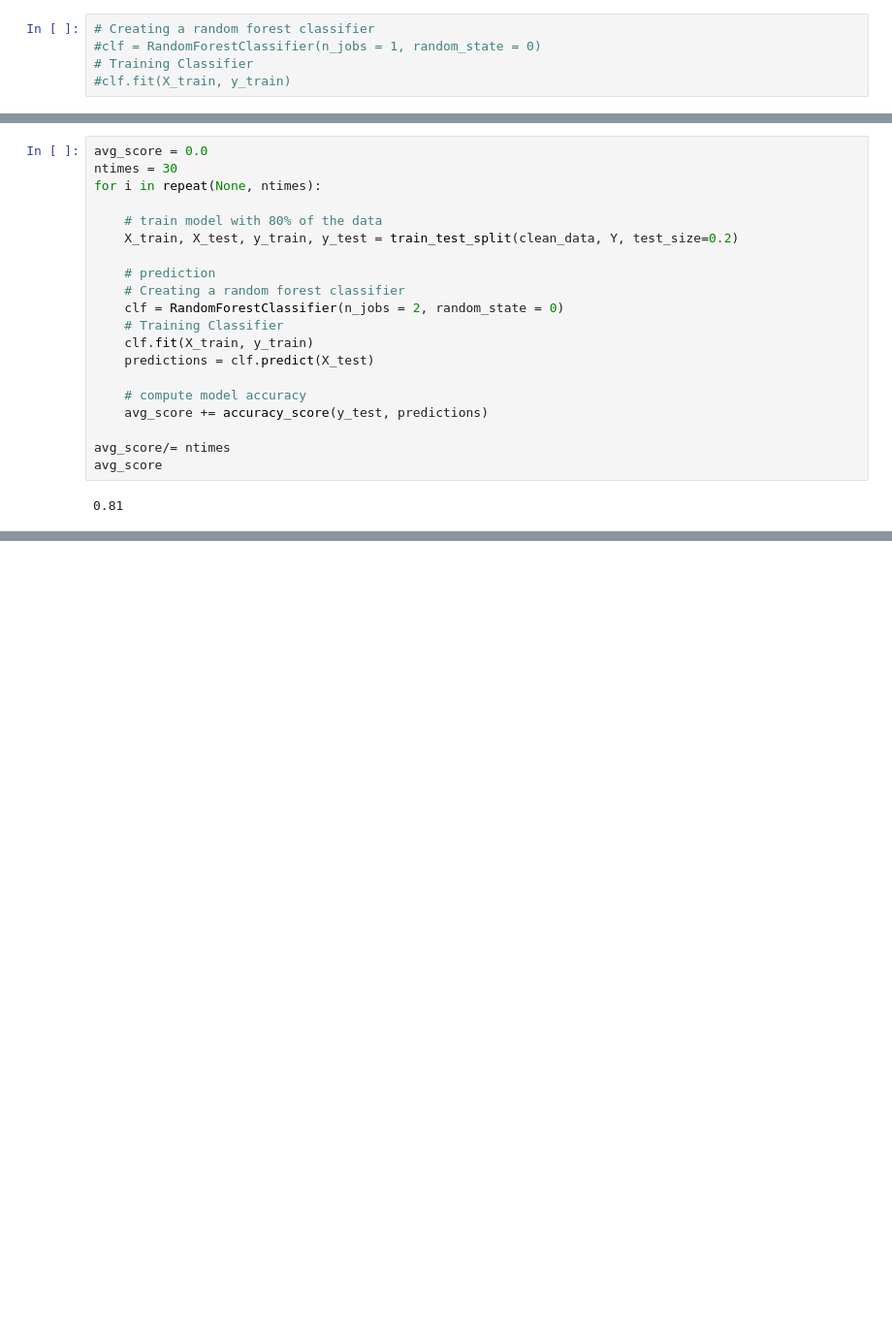
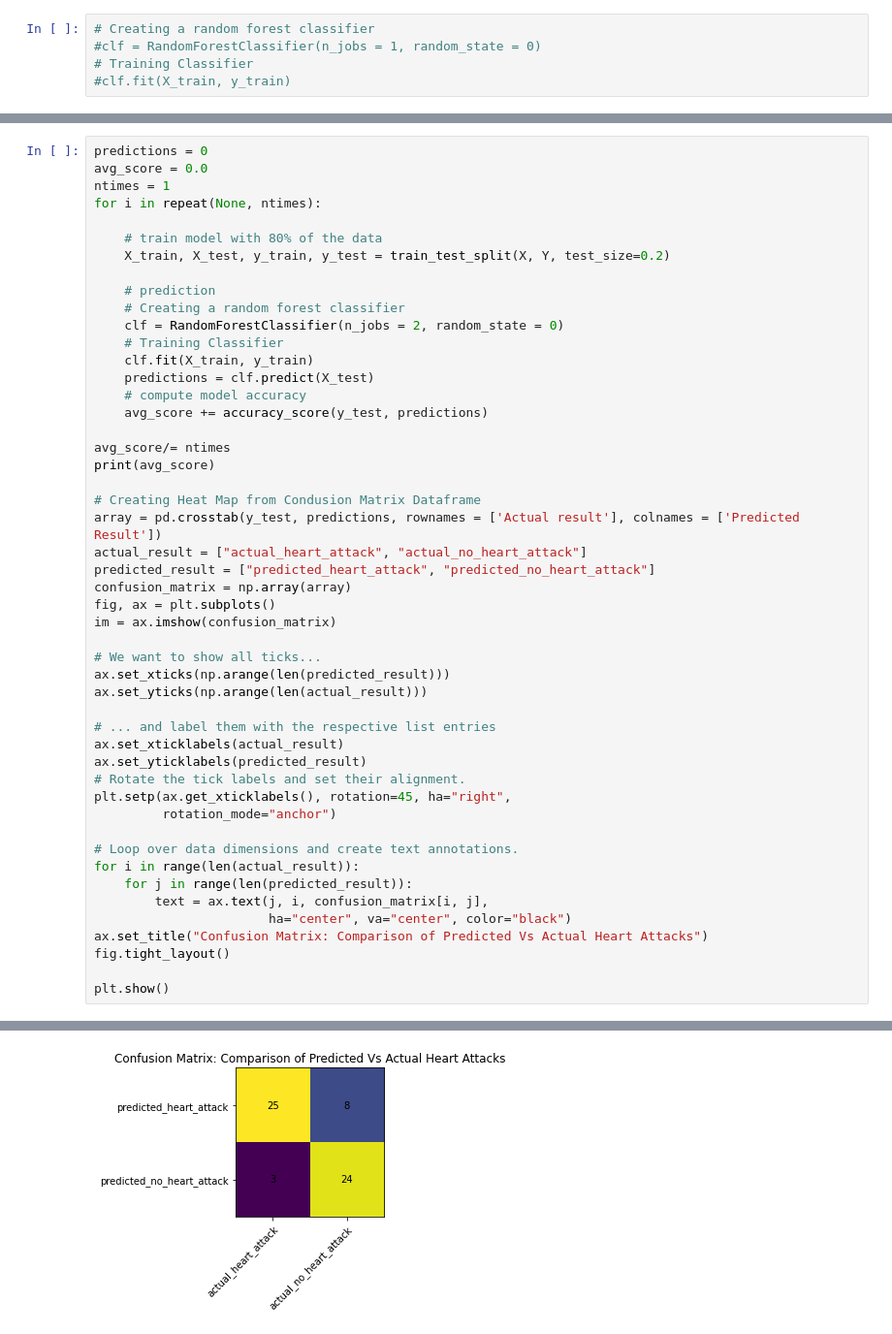
Before and after one commit to plmkonist/AI4all, a Jupyter notebook: Data prep.ipynb, the cells around one changed output, grey strips where cells are left out. Shown: that part at 97% size. Drawn from its saved outputs; the diff is of its cells as text; blank space fills up the shorter version.

```diff
--- a/Data prep.ipynb
+++ b/Data prep.ipynb
@@ -90,22 +97,50 @@ clean_data = clean_data.drop(columns = ['output'])
-# %%
-avg_score = 0.0
-ntimes = 30
-for i in repeat(None, ntimes):
-
-    # train model with 80% of the data
-    X_train, X_test, y_train, y_test = train_test_split(clean_data, Y, test_size=0.2)
-
-    # prediction
-    # Creating a random forest classifier
-    clf = RandomForestClassifier(n_jobs = 2, random_state = 0)
-    # Training Classifier
-    clf.fit(X_train, y_train)
-    predictions = clf.predict(X_test)
-
-    # compute model accuracy
-    avg_score += accuracy_score(y_test, predictions)
-
-avg_score/= ntimes
-avg_score
-# %% [output]
-0.81
+# %%
+predictions = 0
+avg_score = 0.0
+ntimes = 1
+for i in repeat(None, ntimes):
+
+    # train model with 80% of the data
+    X_train, X_test, y_train, y_test = train_test_split(X, Y, test_size=0.2)
+
+    # prediction
+    # Creating a random forest classifier
+    clf = RandomForestClassifier(n_jobs = 2, random_state = 0)
+    # Training Classifier
+    clf.fit(X_train, y_train)
+    predictions = clf.predict(X_test)
+    # compute model accuracy
+    avg_score += accuracy_score(y_test, predictions)
+
+avg_score/= ntimes
+print(avg_score)
+
+# Creating Heat Map from Condusion Matrix Dataframe
+array = pd.crosstab(y_test, predictions, rownames = ['Actual result'], colnames = ['Predicted Result'])
+actual_result = ["actual_heart_attack", "actual_no_heart_attack"]
+predicted_result = ["predicted_heart_attack", "predicted_no_heart_attack"]
+confusion_matrix = np.array(array)
+fig, ax = plt.subplots()
+im = ax.imshow(confusion_matrix)
+
+# We want to show all ticks...
+ax.set_xticks(np.arange(len(predicted_result)))
+ax.set_yticks(np.arange(len(actual_result)))
+
+# ... and label them with the respective list entries
+ax.set_xticklabels(actual_result)
+ax.set_yticklabels(predicted_result)
+# Rotate the tick labels and set their alignment.
+plt.setp(ax.get_xticklabels(), rotation=45, ha="right",
+         rotation_mode="anchor")
+
+# Loop over data dimensions and create text annotations.
+for i in range(len(actual_result)):
+    for j in range(len(predicted_result)):
+        text = ax.text(j, i, confusion_matrix[i, j],
+                       ha="center", va="center", color="black")
+ax.set_title("Confusion Matrix: Comparison of Predicted Vs Actual Heart Attacks")
+fig.tight_layout()
+
+plt.show()
+# %% [output]
@@ -111,0 +148 @@ avg_score
+[figure, added]
```
Also changed, not shown: parts of 5 cells of this notebook.
